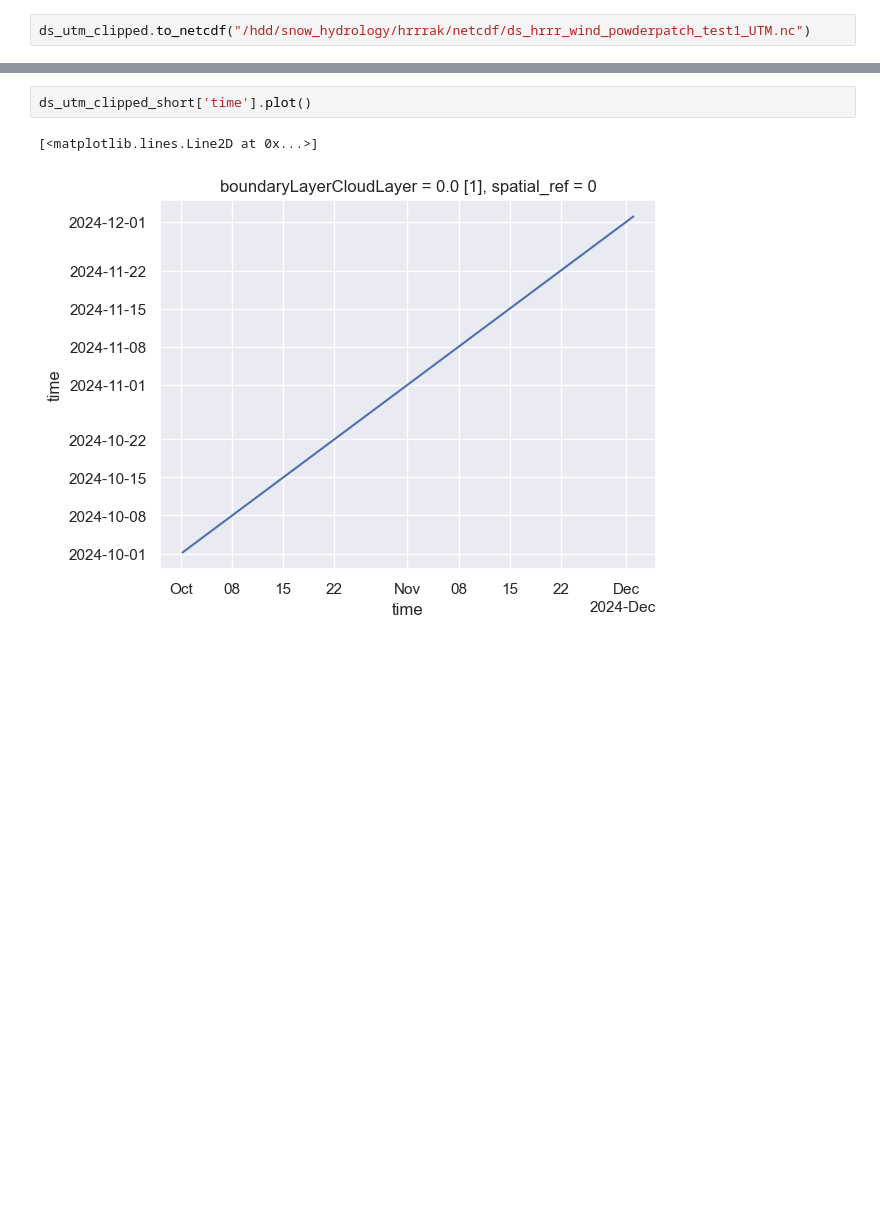
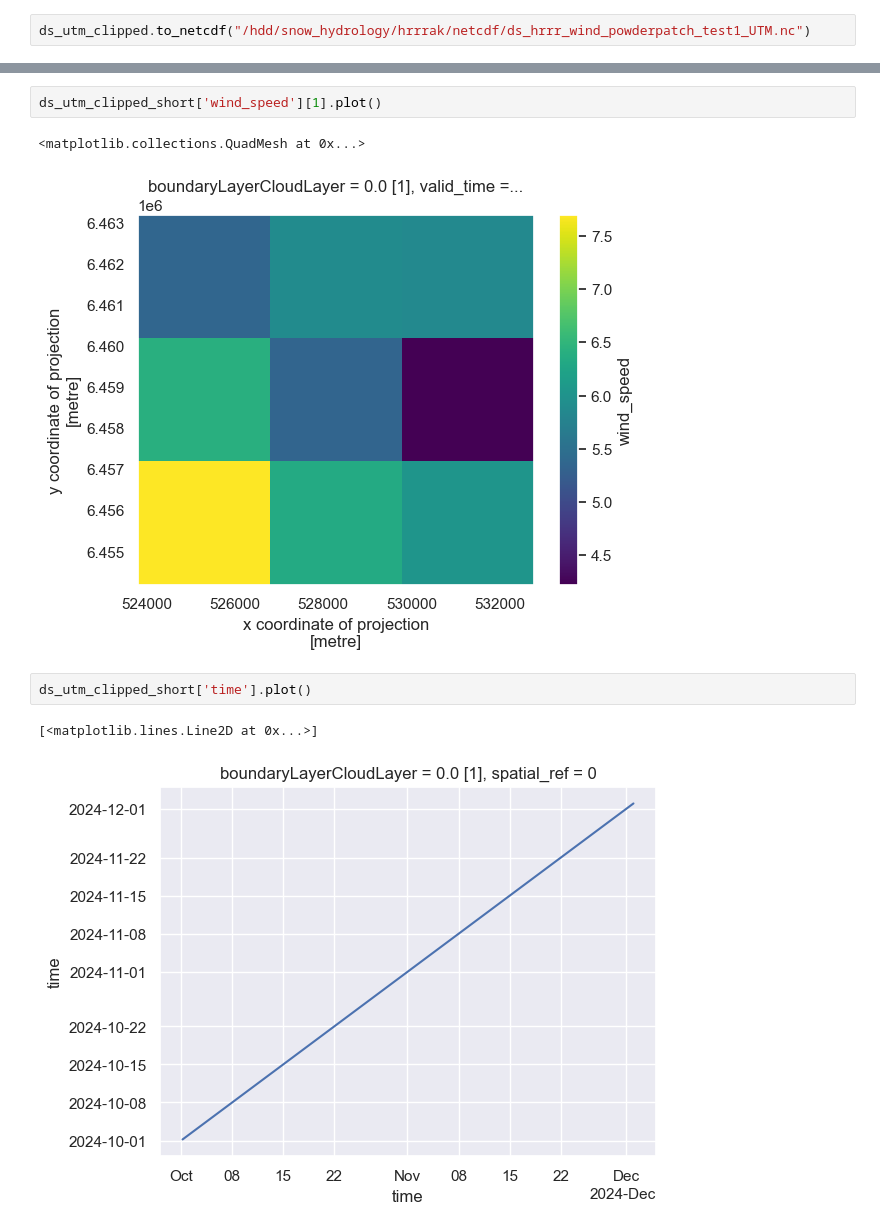
Before and after one commit to cassielumbrazo/juneau_data_analysis, a Jupyter notebook: 6c_prepare_wind_fields_wind_ninja.ipynb, the cells around one changed output, grey strips where cells are left out. Saved outputs shown, nothing was run; the diff lists cells and outputs as text; blank space fills up the shorter version.

```diff
--- a/6c_prepare_wind_fields_wind_ninja.ipynb
+++ b/6c_prepare_wind_fields_wind_ninja.ipynb
@@ -263,6 +287,11 @@ Data variables:
     GRIB_subCentre:          0
     Conventions:             CF-1.7
     institution:             US National Weather Service - NCEP
+# %%
+ds_utm_clipped_short['wind_speed'][1].plot()
+# %% [output]
+<matplotlib.collections.QuadMesh at 0x...>
+[figure, added]
 # %%
 ds_utm_clipped_short['time'].plot()
 # %% [output]
```
Also changed, not shown: parts of 17 cells of this notebook, 1 other file.
